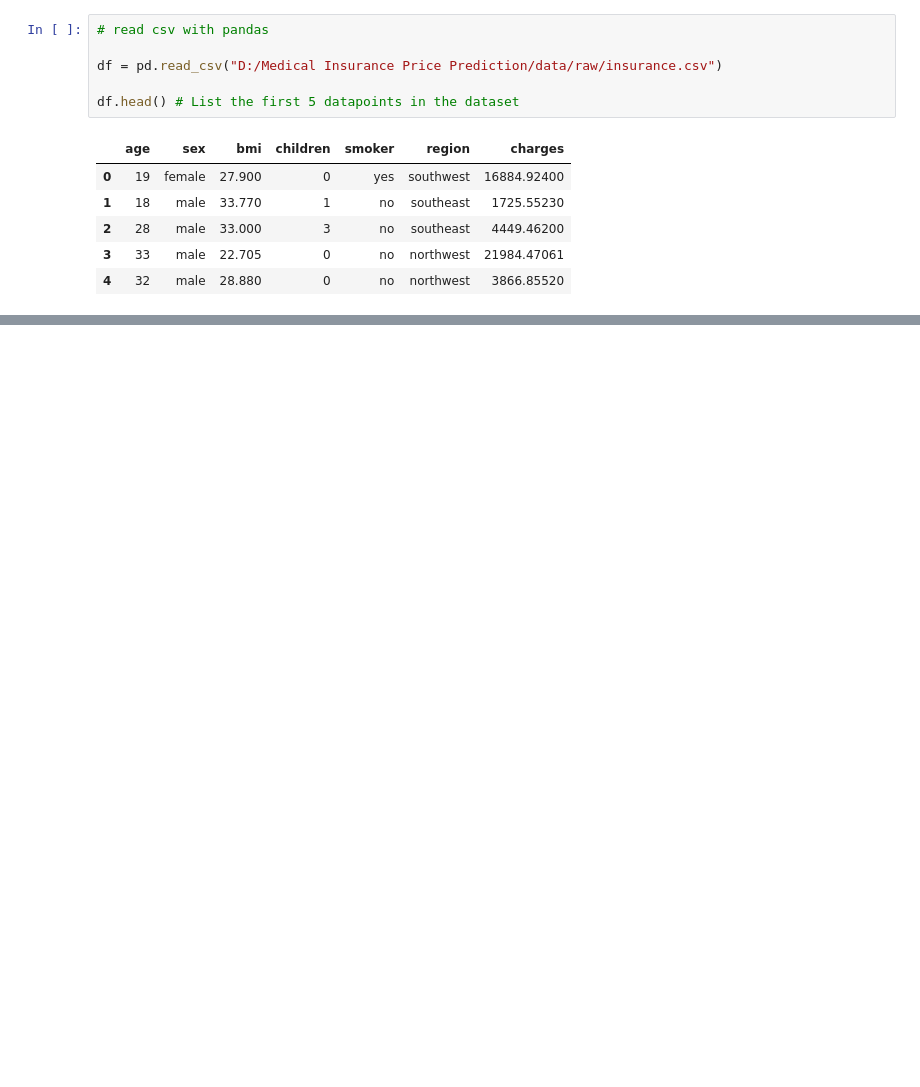
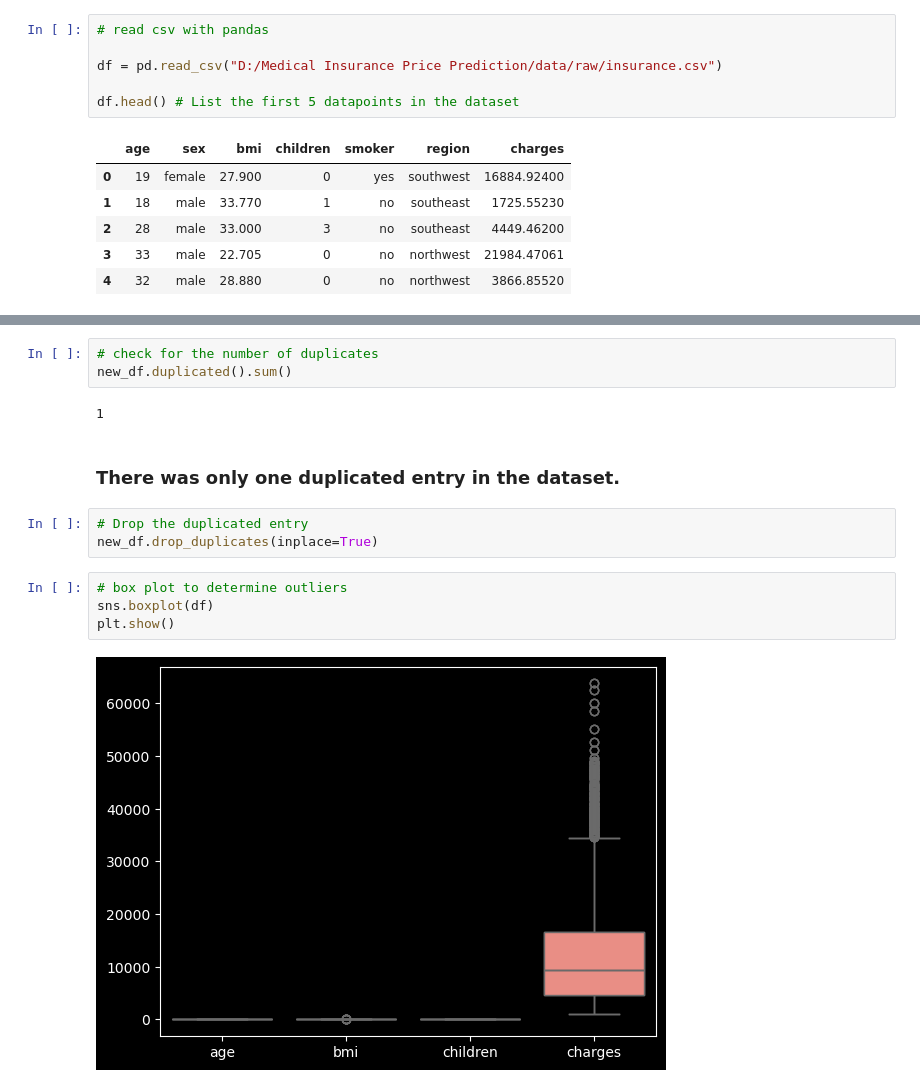
Before and after one commit to Samuel-Mbah/Medical-Insurance-Price-Prediction-Using-Machine-Learning, a Jupyter notebook: notebooks/1-data_preprocessing.ipynb, the cells around one changed output, grey strips where cells are left out. Drawn from its saved outputs; the diff is of its cells as text; blank space fills up the shorter version.

```diff
--- a/notebooks/1-data_preprocessing.ipynb
+++ b/notebooks/1-data_preprocessing.ipynb
@@ -151,0 +44,16 @@ df_encoded.to_csv("one_hot_encoded_df")
+# %%
+# check for the number of duplicates
+new_df.duplicated().sum()
+# %% [output]
+1
+# %% [markdown]
+### There was only one duplicated entry in the dataset.
+# %%
+# Drop the duplicated entry
+new_df.drop_duplicates(inplace=True)
+# %%
+# box plot to determine outliers
+sns.boxplot(df)
+plt.show()
+# %% [output]
+[figure, added]
```
Also changed, not shown: parts of 25 cells of this notebook, 1 other file.
